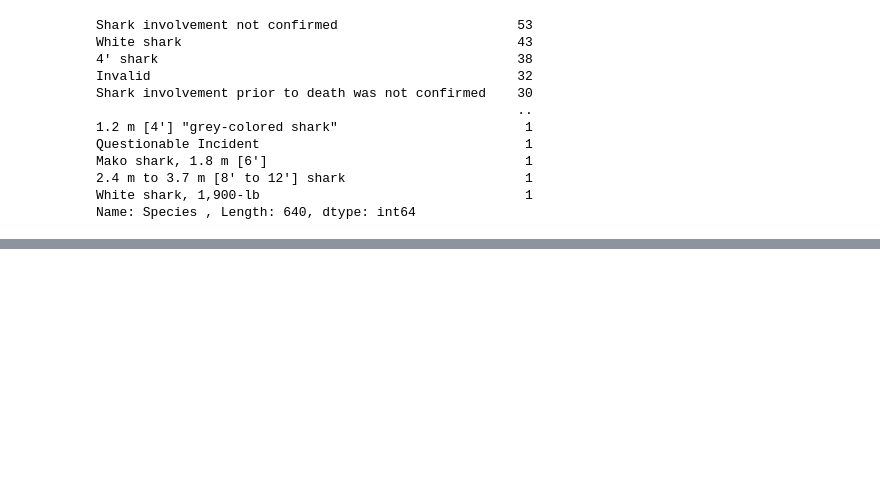
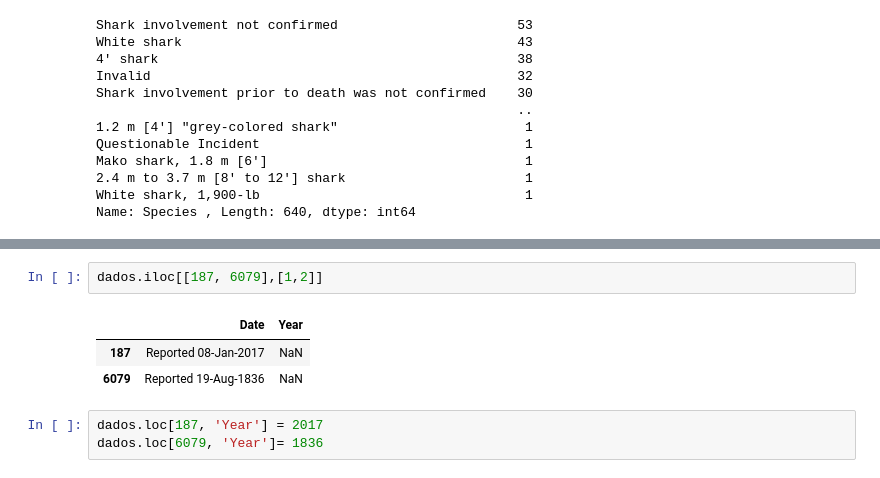
Before and after one commit to patrick-S-DS/Shark-Attack, a Jupyter notebook: shark-Attack.ipynb, the cells around one changed output, grey strips where cells are left out. Saved outputs shown, nothing was run; the diff lists cells and outputs as text; blank space fills up the shorter version.

```diff
--- a/shark-Attack.ipynb
+++ b/shark-Attack.ipynb
@@ -200,0 +219,9 @@ Name: Species , Length: 640, dtype: int64
+# %%
+dados.iloc[[187, 6079],[1,2]]
+# %% [output]
+|  | Date | Year |
+| 187 | Reported 08-Jan-2017 | NaN |
+| 6079 | Reported 19-Aug-1836 | NaN |
+# %%
+dados.loc[187, 'Year'] = 2017
+dados.loc[6079, 'Year']= 1836
```
Also changed, not shown: parts of 9 cells of this notebook.
